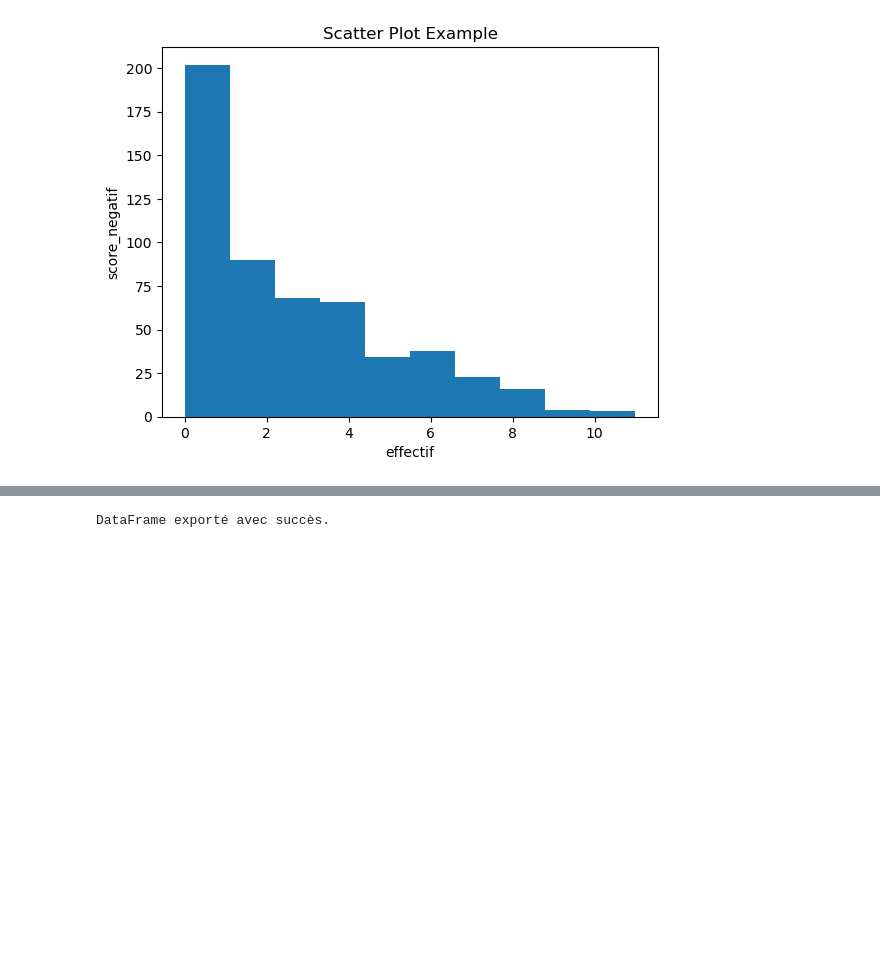
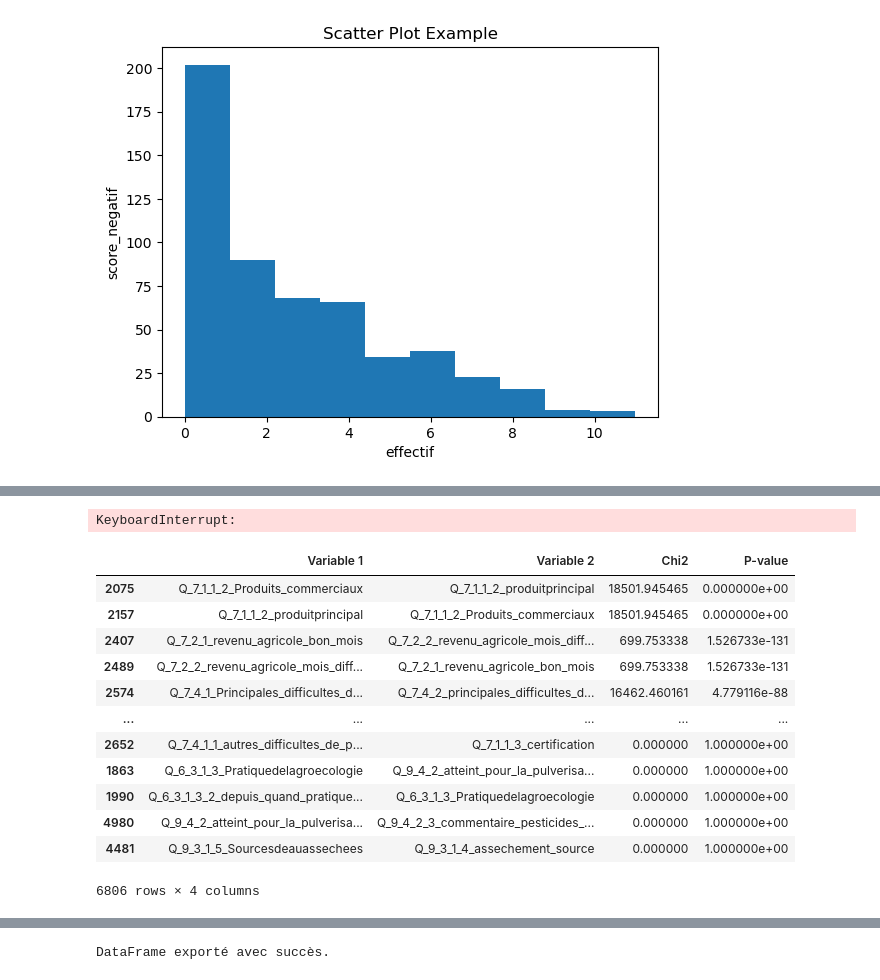
Before and after one commit to KarimTchere/MarathonDuWeb_SojAmaz, a Jupyter notebook: Data/data_traitement.ipynb, the cells around one changed output, grey strips where cells are left out. Cells and saved outputs as stored; diff of their text form; code cells hidden in the pictures; blank space fills up the shorter version.

```diff
--- a/Data/data_traitement.ipynb
+++ b/Data/data_traitement.ipynb
@@ -22 +69,41 @@ data = pd.read_csv("../Data/data_binaires_tout.csv")
+# %%
+from scipy.stats import chi2_contingency
+import pandas as pd
+
+# Charger les données
+data = pd.read_csv("../Data/var_quali_no_binaire1.csv", sep=";", encoding='latin-1')
+
+# Effectuer le test du chi-deux pour chaque paire de variables
+resultats_chi2 = []
+for colonne1 in data.columns:
+    for colonne2 in data.columns:
+        if colonne1 != colonne2:  # Éviter de comparer une variable avec elle-même
+            table_contingence = pd.crosstab(data[colonne1], data[colonne2])
+            chi2, p_value, dof, expected = chi2_contingency(table_contingence)
+            resultats_chi2.append({'Variable 1': colonne1, 'Variable 2': colonne2, 'Chi2': chi2, 'P-value': p_value})
+
+# Convertir les résultats en DataFrame pour une visualisation facile
+resultats_chi2_df = pd.DataFrame(resultats_chi2)
+
+# Afficher les résultats triés par p-value croissante
+resultats_chi2_df.sort_values(by='P-value', ascending=True, inplace=True)
+resultats_chi2_df
+# %% [output]
+KeyboardInterrupt:
+# %%
+resultats_chi2_df
+# %% [output]
+|  | Variable 1 | Variable 2 | Chi2 | P-value |
+| 2075 | Q_7_1_1_2_Produits_commerciaux | Q_7_1_1_2_produitprincipal | 18501.945465 | 0.000000e+00 |
+| 2157 | Q_7_1_1_2_produitprincipal | Q_7_1_1_2_Produits_commerciaux | 18501.945465 | 0.000000e+00 |
+| 2407 | Q_7_2_1_revenu_agricole_bon_mois | Q_7_2_2_revenu_agricole_mois_diff... | 699.753338 | 1.526733e-131 |
+| 2489 | Q_7_2_2_revenu_agricole_mois_diff... | Q_7_2_1_revenu_agricole_bon_mois | 699.753338 | 1.526733e-131 |
+| 2574 | Q_7_4_1_Principales_difficultes_d... | Q_7_4_2_principales_difficultes_d... | 16462.460161 | 4.779116e-88 |
+| ... | ... | ... | ... | ... |
+| 2652 | Q_7_4_1_1_autres_difficultes_de_p... | Q_7_1_1_3_certification | 0.000000 | 1.000000e+00 |
+| 1863 | Q_6_3_1_3_Pratiquedelagroecologie | Q_9_4_2_atteint_pour_la_pulverisa... | 0.000000 | 1.000000e+00 |
+| 1990 | Q_6_3_1_3_2_depuis_quand_pratique... | Q_6_3_1_3_Pratiquedelagroecologie | 0.000000 | 1.000000e+00 |
+| 4980 | Q_9_4_2_atteint_pour_la_pulverisa... | Q_9_4_2_3_commentaire_pesticides_... | 0.000000 | 1.000000e+00 |
+| 4481 | Q_9_3_1_5_Sourcesdeauassechees | Q_9_3_1_4_assechement_source | 0.000000 | 1.000000e+00 |
+6806 rows × 4 columns
 # %%
```
Also changed, not shown: parts of 9 cells of this notebook, 14 other files.
